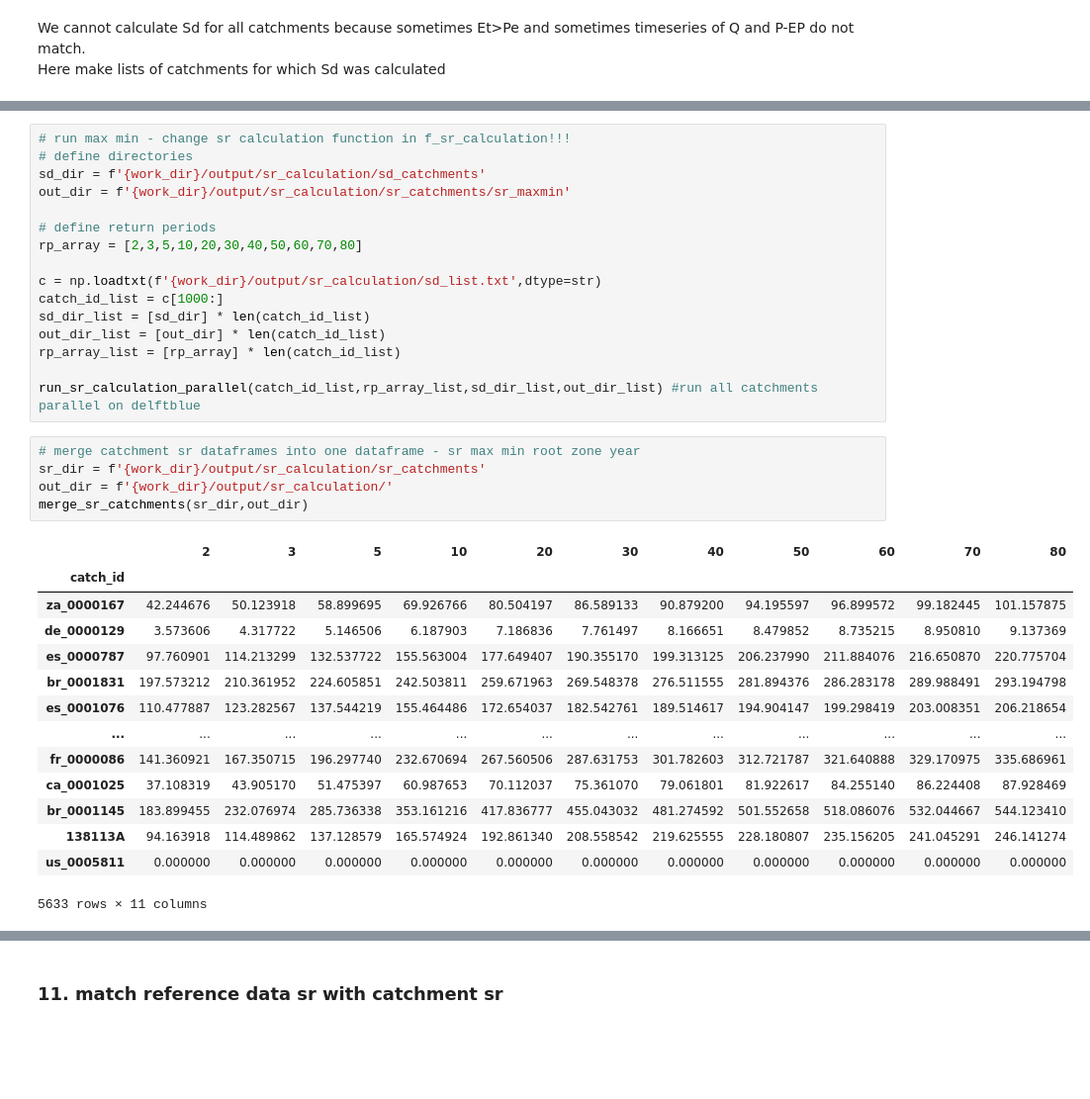
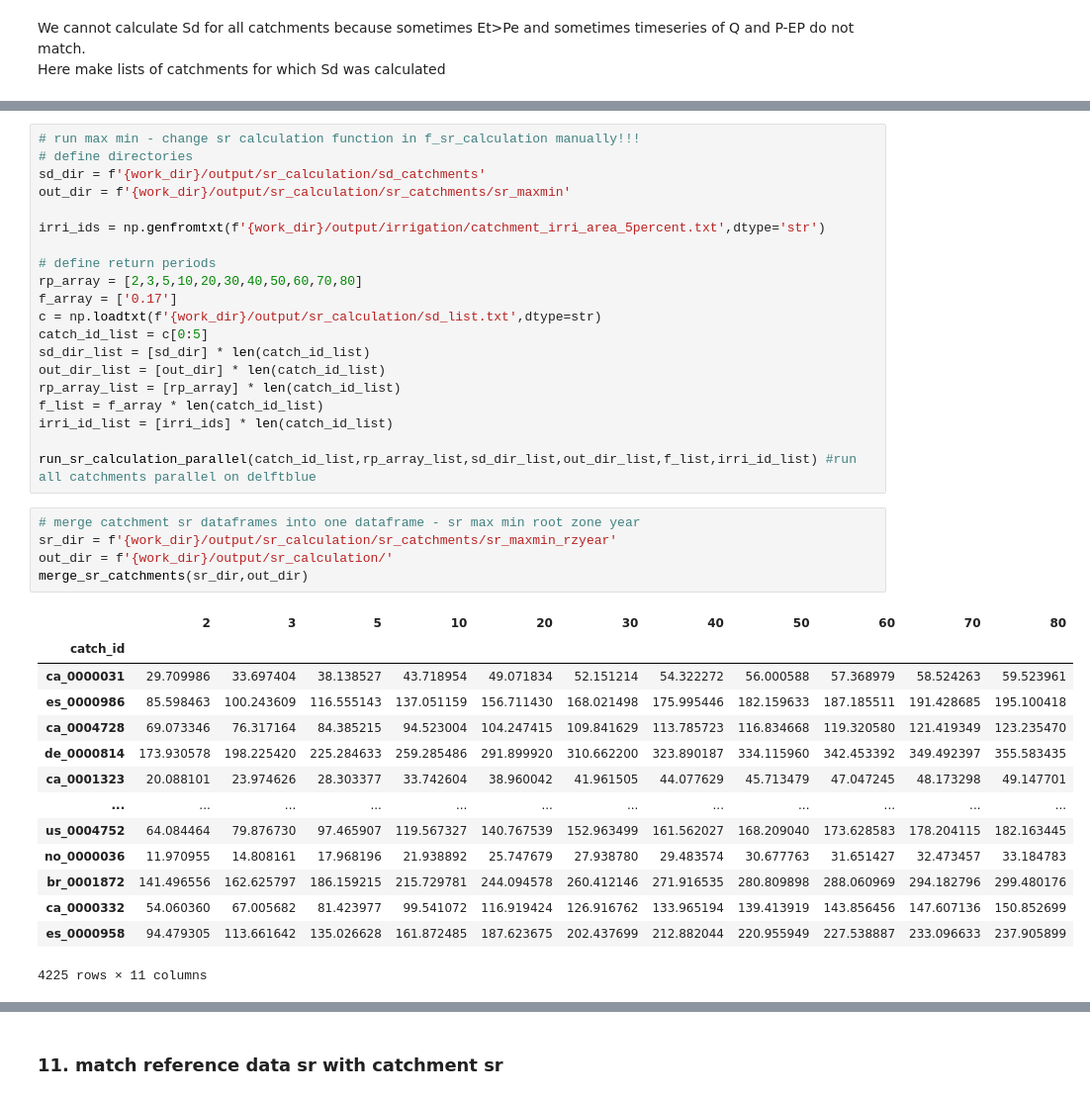
Before and after one commit to fvanoorschot/global_sr_module, a Jupyter notebook: run_script_main.ipynb, the cells around one changed output, grey strips where cells are left out. Shown at 99% size. Drawn from its saved outputs; the diff is of its cells as text; blank space fills up the shorter version.

```diff
--- a/run_script_main.ipynb
+++ b/run_script_main.ipynb
@@ -496,39 +497,43 @@ run_sr_calculation_parallel(catch_id_list,rp_array_list,sd_dir_list,out_dir_list
 # %%
-# run max min - change sr calculation function in f_sr_calculation!!!
+# run max min - change sr calculation function in f_sr_calculation manually!!!
 # define directories
 sd_dir = f'{work_dir}/output/sr_calculation/sd_catchments'
 out_dir = f'{work_dir}/output/sr_calculation/sr_catchments/sr_maxmin'
 
+irri_ids = np.genfromtxt(f'{work_dir}/output/irrigation/catchment_irri_area_5percent.txt',dtype='str')
+
 # define return periods
 rp_array = [2,3,5,10,20,30,40,50,60,70,80]
-
+f_array = ['0.17']
 c = np.loadtxt(f'{work_dir}/output/sr_calculation/sd_list.txt',dtype=str)
-catch_id_list = c[1000:]
+catch_id_list = c[0:5]
 sd_dir_list = [sd_dir] * len(catch_id_list)
 out_dir_list = [out_dir] * len(catch_id_list)
 rp_array_list = [rp_array] * len(catch_id_list)
+f_list = f_array * len(catch_id_list)
+irri_id_list = [irri_ids] * len(catch_id_list)
 
-run_sr_calculation_parallel(catch_id_list,rp_array_list,sd_dir_list,out_dir_list) #run all catchments parallel on delftblue
+run_sr_calculation_parallel(catch_id_list,rp_array_list,sd_dir_list,out_dir_list,f_list,irri_id_list) #run all catchments parallel on delftblue
 # %%
 # merge catchment sr dataframes into one dataframe - sr max min root zone year
-sr_dir = f'{work_dir}/output/sr_calculation/sr_catchments'
+sr_dir = f'{work_dir}/output/sr_calculation/sr_catchments/sr_maxmin_rzyear'
 out_dir = f'{work_dir}/output/sr_calculation/'
 merge_sr_catchments(sr_dir,out_dir)
 # %% [output]
 |  | 2 | 3 | 5 | 10 | 20 | 30 | 40 | 50 | 60 | 70 | 80 |
 | catch_id |  |  |  |  |  |  |  |  |  |  |  |
-| za_0000167 | 42.244676 | 50.123918 | 58.899695 | 69.926766 | 80.504197 | 86.589133 | 90.879200 | 94.195597 | 96.899572 | 99.182445 | 101.157875 |
-| de_0000129 | 3.573606 | 4.317722 | 5.146506 | 6.187903 | 7.186836 | 7.761497 | 8.166651 | 8.479852 | 8.735215 | 8.950810 | 9.137369 |
-| es_0000787 | 97.760901 | 114.213299 | 132.537722 | 155.563004 | 177.649407 | 190.355170 | 199.313125 | 206.237990 | 211.884076 | 216.650870 | 220.775704 |
-| br_0001831 | 197.573212 | 210.361952 | 224.605851 | 242.503811 | 259.671963 | 269.548378 | 276.511555 | 281.894376 | 286.283178 | 289.988491 | 293.194798 |
-| es_0001076 | 110.477887 | 123.282567 | 137.544219 | 155.464486 | 172.654037 | 182.542761 | 189.514617 | 194.904147 | 199.298419 | 203.008351 | 206.218654 |
+| ca_0000031 | 29.709986 | 33.697404 | 38.138527 | 43.718954 | 49.071834 | 52.151214 | 54.322272 | 56.000588 | 57.368979 | 58.524263 | 59.523961 |
+| es_0000986 | 85.598463 | 100.243609 | 116.555143 | 137.051159 | 156.711430 | 168.021498 | 175.995446 | 182.159633 | 187.185511 | 191.428685 | 195.100418 |
+| ca_0004728 | 69.073346 | 76.317164 | 84.385215 | 94.523004 | 104.247415 | 109.841629 | 113.785723 | 116.834668 | 119.320580 | 121.419349 | 123.235470 |
+| de_0000814 | 173.930578 | 198.225420 | 225.284633 | 259.285486 | 291.899920 | 310.662200 | 323.890187 | 334.115960 | 342.453392 | 349.492397 | 355.583435 |
+| ca_0001323 | 20.088101 | 23.974626 | 28.303377 | 33.742604 | 38.960042 | 41.961505 | 44.077629 | 45.713479 | 47.047245 | 48.173298 | 49.147701 |
 | ... | ... | ... | ... | ... | ... | ... | ... | ... | ... | ... | ... |
-| fr_0000086 | 141.360921 | 167.350715 | 196.297740 | 232.670694 | 267.560506 | 287.631753 | 301.782603 | 312.721787 | 321.640888 | 329.170975 | 335.686961 |
-| ca_0001025 | 37.108319 | 43.905170 | 51.475397 | 60.987653 | 70.112037 | 75.361070 | 79.061801 | 81.922617 | 84.255140 | 86.224408 | 87.928469 |
-| br_0001145 | 183.899455 | 232.076974 | 285.736338 | 353.161216 | 417.836777 | 455.043032 | 481.274592 | 501.552658 | 518.086076 | 532.044667 | 544.123410 |
-| 138113A | 94.163918 | 114.489862 | 137.128579 | 165.574924 | 192.861340 | 208.558542 | 219.625555 | 228.180807 | 235.156205 | 241.045291 | 246.141274 |
-| us_0005811 | 0.000000 | 0.000000 | 0.000000 | 0.000000 | 0.000000 | 0.000000 | 0.000000 | 0.000000 | 0.000000 | 0.000000 | 0.000000 |
+| us_0004752 | 64.084464 | 79.876730 | 97.465907 | 119.567327 | 140.767539 | 152.963499 | 161.562027 | 168.209040 | 173.628583 | 178.204115 | 182.163445 |
+| no_0000036 | 11.970955 | 14.808161 | 17.968196 | 21.938892 | 25.747679 | 27.938780 | 29.483574 | 30.677763 | 31.651427 | 32.473457 | 33.184783 |
+| br_0001872 | 141.496556 | 162.625797 | 186.159215 | 215.729781 | 244.094578 | 260.412146 | 271.916535 | 280.809898 | 288.060969 | 294.182796 | 299.480176 |
+| ca_0000332 | 54.060360 | 67.005682 | 81.423977 | 99.541072 | 116.919424 | 126.916762 | 133.965194 | 139.413919 | 143.856456 | 147.607136 | 150.852699 |
+| es_0000958 | 94.479305 | 113.661642 | 135.026628 | 161.872485 | 187.623675 | 202.437699 | 212.882044 | 220.955949 | 227.538887 | 233.096633 | 237.905899 |
-5633 rows × 11 columns
+4225 rows × 11 columns
 # %%
 # merge catchment sr dataframes into one dataframe - sr max min
 sr_dir = f'{work_dir}/output/sr_calculation/sr_catchments/sr_maxmin'
```
Also changed, not shown: parts of 5 cells of this notebook, 5 other files.
